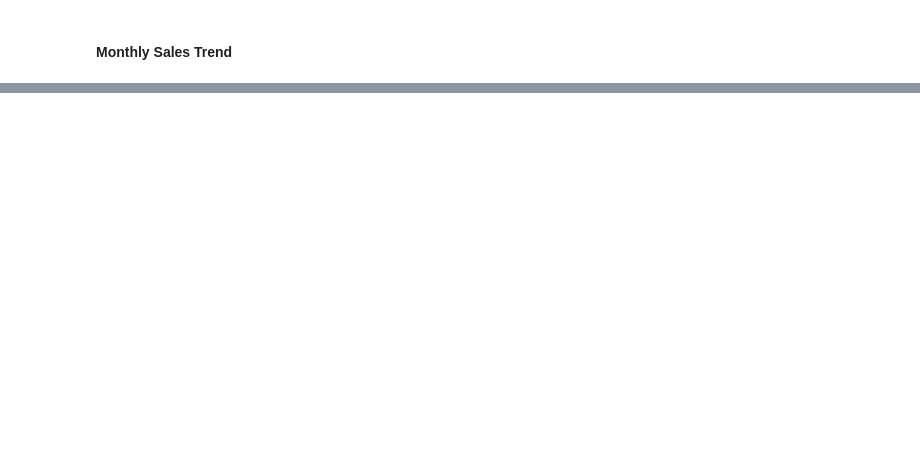
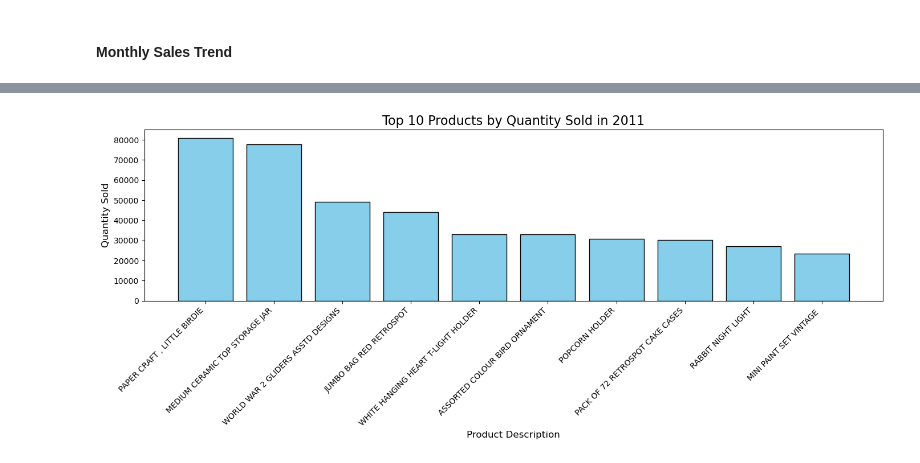
Before and after one commit to serlinaea/Sales-Analysis-and-Segmentation, a Jupyter notebook: online_retail.ipynb, the cells around one changed output, grey strips where cells are left out. Cells and saved outputs as stored; diff of their text form; code cells hidden in the pictures; blank space fills up the shorter version.

```diff
--- a/online_retail.ipynb
+++ b/online_retail.ipynb
@@ -126,0 +210,31 @@ df.head(5)
+# %%
+top_2011_products = df[df['InvoiceYear'] == 2011]
+top_products_2011 = (
+    top_2011_products.groupby('Description')['Quantity'].sum()
+    .nlargest(10)
+    .reset_index()
+)
+
+top_2011_months = []
+for product in top_products_2011['Description']:
+    product_data = top_2011_products[top_2011_products['Description'] == product]
+    top_month = (
+        product_data.groupby('InvoiceMonth')['Quantity'].sum()
+        .idxmax()
+    )
+    top_2011_months.append(calendar.month_name[top_month])
+
+top_products_2011['MostPurchasedMonth'] = top_2011_months
+
+top_products_2011
+# %%
+plt.figure(figsize=(14, 6))
+plt.bar(top_products_2011['Description'], top_products_2011['Quantity'], color='skyblue', edgecolor='black')
+plt.title('Top 10 Products by Quantity Sold in 2011', fontsize=16)
+plt.xlabel('Product Description', fontsize=12)
+plt.ylabel('Quantity Sold', fontsize=12)
+plt.xticks(rotation=45, ha='right', fontsize=10)
+plt.tight_layout()
+plt.show()
+# %% [output]
+[figure, added]
```
Also changed, not shown: parts of 8 cells of this notebook.
